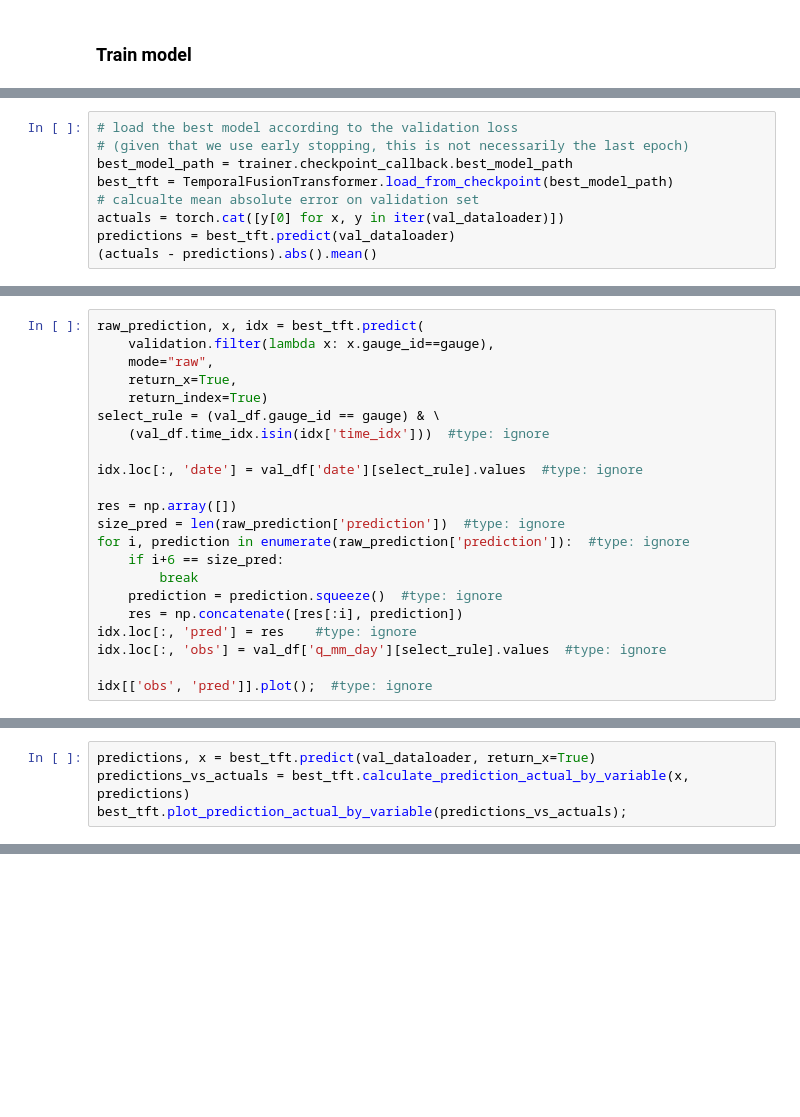
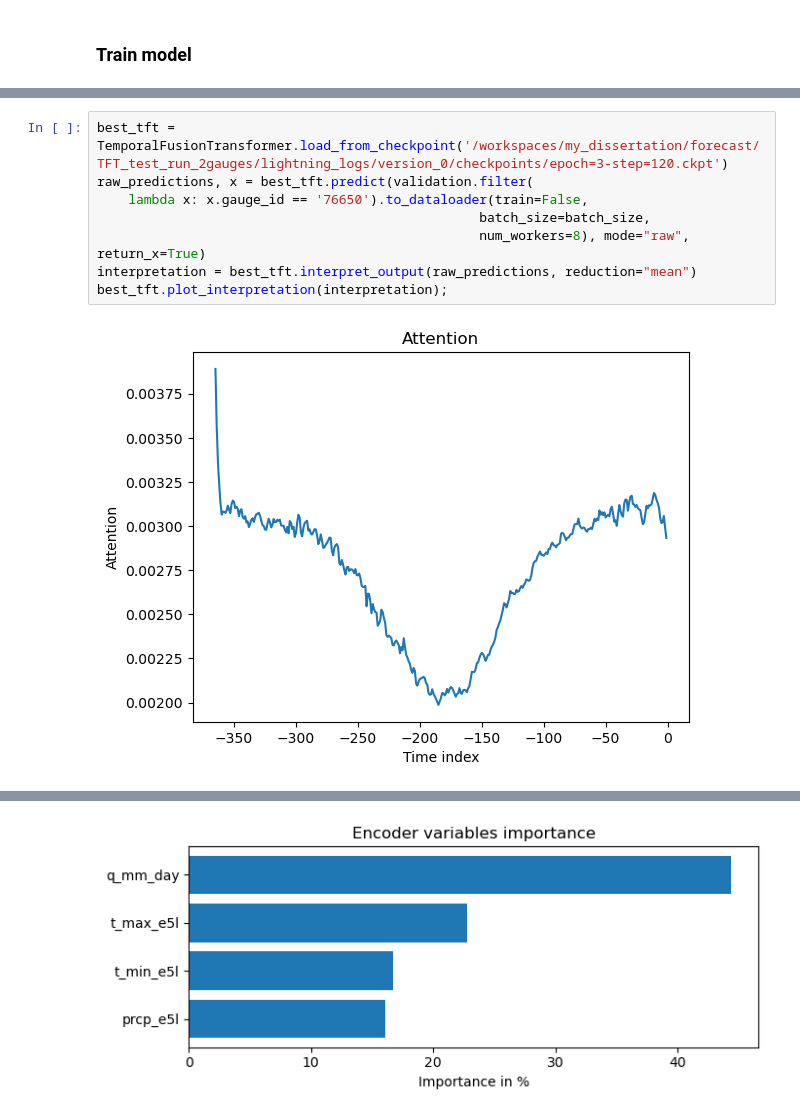
Before and after one commit to dmbrmv/my_dissertation, a Jupyter notebook: forecast/model_launch.ipynb, the cells around one changed output, grey strips where cells are left out. Cells and saved outputs as stored; diff of their text form; blank space fills up the shorter version.

Commit message:
Forecast model results

```diff
--- a/forecast/model_launch.ipynb
+++ b/forecast/model_launch.ipynb
@@ -316,9 +347,0 @@ print(study.best_trial.params)
-# %%
-# load the best model according to the validation loss
-# (given that we use early stopping, this is not necessarily the last epoch)
-best_model_path = trainer.checkpoint_callback.best_model_path
-best_tft = TemporalFusionTransformer.load_from_checkpoint(best_model_path)
-# calcualte mean absolute error on validation set
-actuals = torch.cat([y[0] for x, y in iter(val_dataloader)])
-predictions = best_tft.predict(val_dataloader)
-(actuals - predictions).abs().mean()
@@ -333,22 +347,0 @@ gauge = '12554'
-# %%
-raw_prediction, x, idx = best_tft.predict(
-    validation.filter(lambda x: x.gauge_id==gauge),
-    mode="raw",
-    return_x=True,
-    return_index=True)
-select_rule = (val_df.gauge_id == gauge) & \
-    (val_df.time_idx.isin(idx['time_idx']))  #type: ignore
-
-idx.loc[:, 'date'] = val_df['date'][select_rule].values  #type: ignore
-
-res = np.array([])
-size_pred = len(raw_prediction['prediction'])  #type: ignore
-for i, prediction in enumerate(raw_prediction['prediction']):  #type: ignore
-    if i+6 == size_pred:
-        break
-    prediction = prediction.squeeze()  #type: ignore
-    res = np.concatenate([res[:i], prediction])
-idx.loc[:, 'pred'] = res    #type: ignore
-idx.loc[:, 'obs'] = val_df['q_mm_day'][select_rule].values  #type: ignore
-
-idx[['obs', 'pred']].plot();  #type: ignore
@@ -357,4 +347,0 @@ idx[['obs', 'pred']].plot();  #type: ignore
-# %%
-predictions, x = best_tft.predict(val_dataloader, return_x=True)
-predictions_vs_actuals = best_tft.calculate_prediction_actual_by_variable(x, predictions)
-best_tft.plot_prediction_actual_by_variable(predictions_vs_actuals);
@@ -428,0 +348,10 @@ We'll utlize cpu in further calculations
+# %%
+best_tft = TemporalFusionTransformer.load_from_checkpoint('/workspaces/my_dissertation/forecast/TFT_test_run_2gauges/lightning_logs/version_0/checkpoints/epoch=3-step=120.ckpt')
+raw_predictions, x = best_tft.predict(validation.filter(
+    lambda x: x.gauge_id == '76650').to_dataloader(train=False,
+                                                 batch_size=batch_size,
+                                                 num_workers=8), mode="raw", return_x=True)
+interpretation = best_tft.interpret_output(raw_predictions, reduction="mean")
+best_tft.plot_interpretation(interpretation);
+# %% [output]
+[figure, added]
@@ -428,0 +359 @@ We'll utlize cpu in further calculations
+[figure, added]
```
Also changed, not shown: parts of 25 cells of this notebook, 16 other files.
